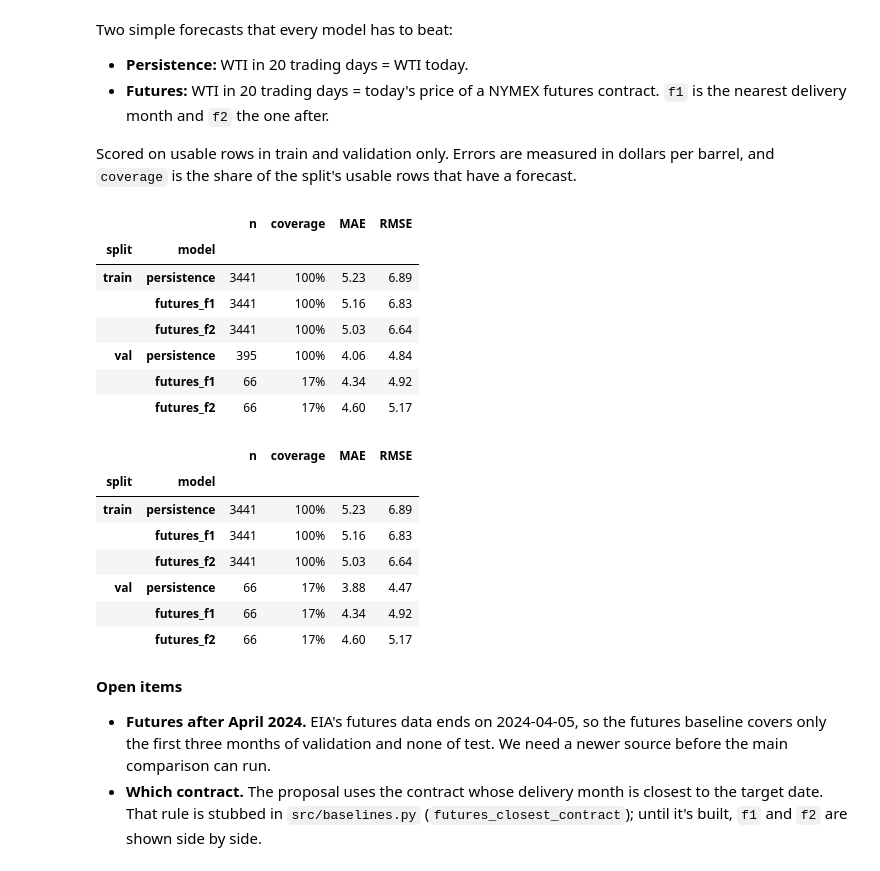
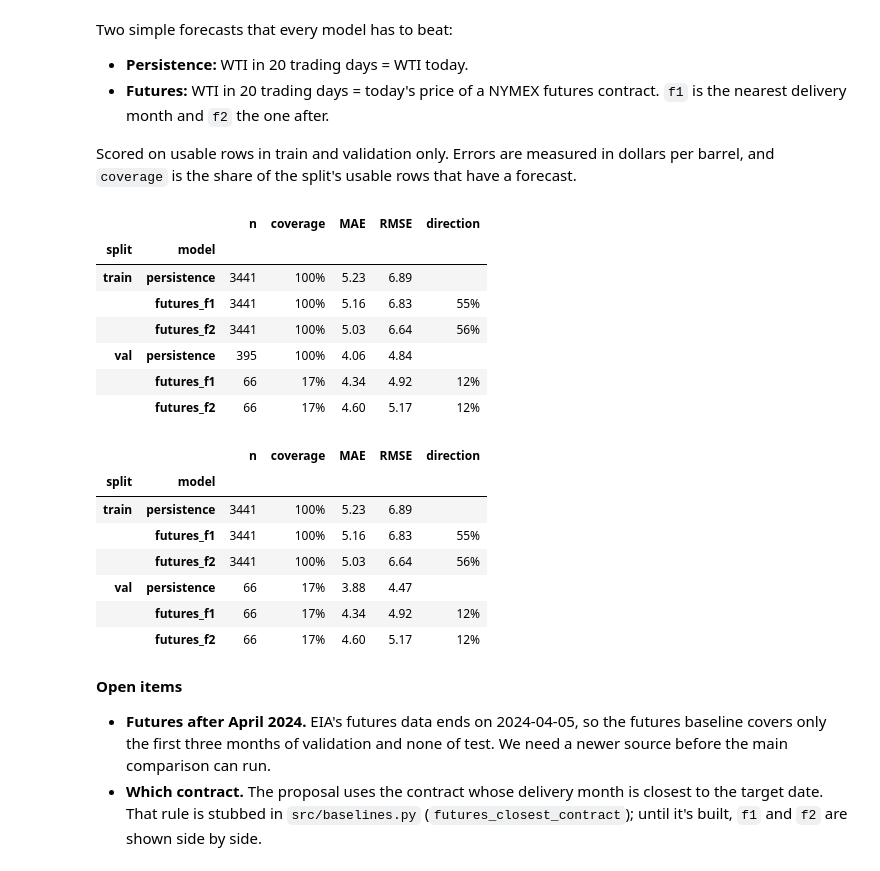
Before and after one commit to stephanhatem/wti-forecast, a Jupyter notebook: notebooks/demo.ipynb, the cells around one changed output. Cells and saved outputs as stored; diff of their text form; code cells hidden in the pictures.

Commit message:
Add results section with direction accuracy and forecast charts

```diff
--- a/notebooks/demo.ipynb
+++ b/notebooks/demo.ipynb
@@ -137,39 +137,40 @@ Scored on usable rows in train and validation only. Errors are measured in dolla
 # %%
 from src.baselines import persistence_forecast, futures_forecast
 from src.evaluate import compare
 
 baselines = {
     "persistence": persistence_forecast(daily),
     "futures_f1": futures_forecast(daily, "f1"),
     "futures_f2": futures_forecast(daily, "f2"),
 }
 
 def show(table):
-    """Round the errors and show coverage as a percentage."""
-    return table.round(2).assign(coverage=table["coverage"].map("{:.0%}".format))
+    """Round the errors and show coverage and direction as percentages."""
+    pct = lambda col: table[col].map(lambda x: "" if pd.isna(x) else f"{x:.0%}")
+    return table.round(2).assign(coverage=pct("coverage"), direction=pct("direction"))
 
 show(compare(daily, baselines))
 # %% [output]
-|  |  | n | coverage | MAE | RMSE |
-| split | model |  |  |  |  |
-| train | persistence | 3441 | 100% | 5.23 | 6.89 |
-|  | futures_f1 | 3441 | 100% | 5.16 | 6.83 |
-|  | futures_f2 | 3441 | 100% | 5.03 | 6.64 |
-| val | persistence | 395 | 100% | 4.06 | 4.84 |
-|  | futures_f1 | 66 | 17% | 4.34 | 4.92 |
-|  | futures_f2 | 66 | 17% | 4.60 | 5.17 |
+|  |  | n | coverage | MAE | RMSE | direction |
+| split | model |  |  |  |  |  |
+| train | persistence | 3441 | 100% | 5.23 | 6.89 |  |
+|  | futures_f1 | 3441 | 100% | 5.16 | 6.83 | 55% |
+|  | futures_f2 | 3441 | 100% | 5.03 | 6.64 | 56% |
+| val | persistence | 395 | 100% | 4.06 | 4.84 |  |
+|  | futures_f1 | 66 | 17% | 4.34 | 4.92 | 12% |
+|  | futures_f2 | 66 | 17% | 4.60 | 5.17 | 12% |
 # %%
 # Same comparison, scored only on days where every baseline has a forecast
 show(compare(daily, baselines, same_rows=True))
 # %% [output]
-|  |  | n | coverage | MAE | RMSE |
-| split | model |  |  |  |  |
-| train | persistence | 3441 | 100% | 5.23 | 6.89 |
-|  | futures_f1 | 3441 | 100% | 5.16 | 6.83 |
-|  | futures_f2 | 3441 | 100% | 5.03 | 6.64 |
-| val | persistence | 66 | 17% | 3.88 | 4.47 |
-|  | futures_f1 | 66 | 17% | 4.34 | 4.92 |
-|  | futures_f2 | 66 | 17% | 4.60 | 5.17 |
+|  |  | n | coverage | MAE | RMSE | direction |
+| split | model |  |  |  |  |  |
+| train | persistence | 3441 | 100% | 5.23 | 6.89 |  |
+|  | futures_f1 | 3441 | 100% | 5.16 | 6.83 | 55% |
+|  | futures_f2 | 3441 | 100% | 5.03 | 6.64 | 56% |
+| val | persistence | 66 | 17% | 3.88 | 4.47 |  |
+|  | futures_f1 | 66 | 17% | 4.34 | 4.92 | 12% |
+|  | futures_f2 | 66 | 17% | 4.60 | 5.17 | 12% |
 # %% [markdown]
 **Open items**
 
```
Also changed, not shown: parts of 6 cells of this notebook, 2 other files.
